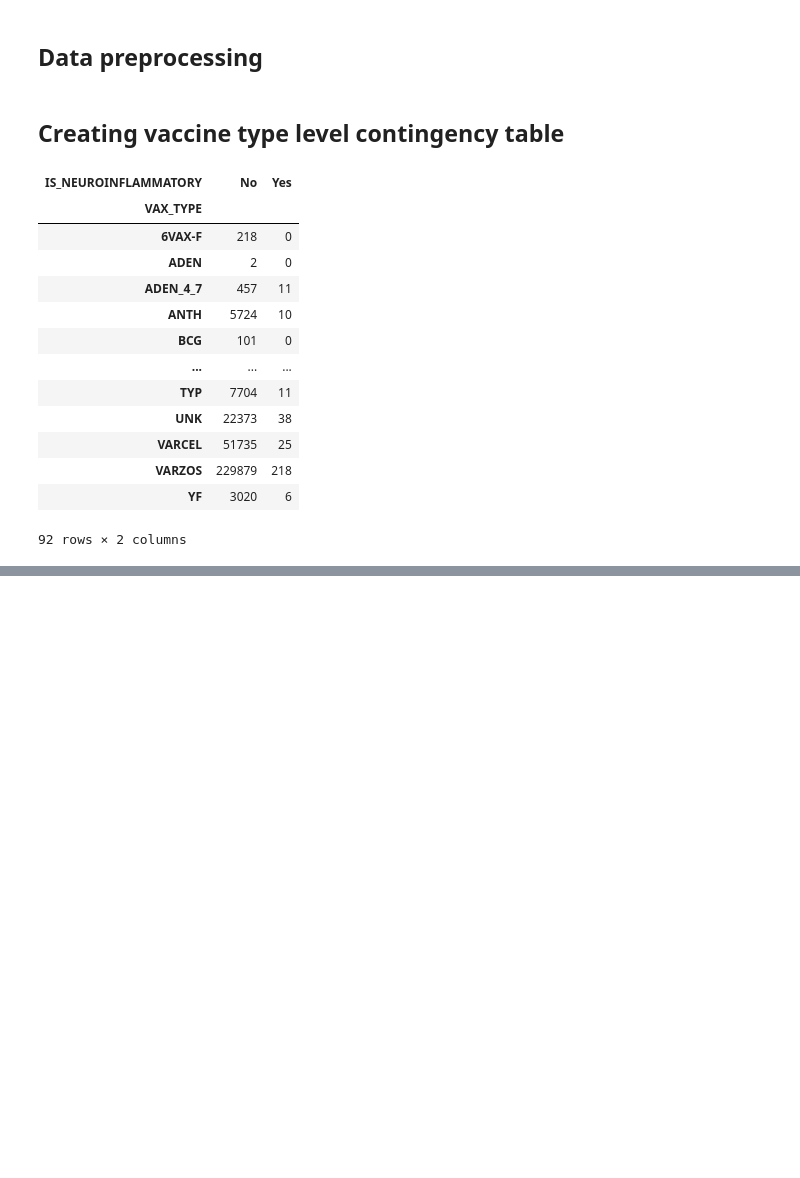
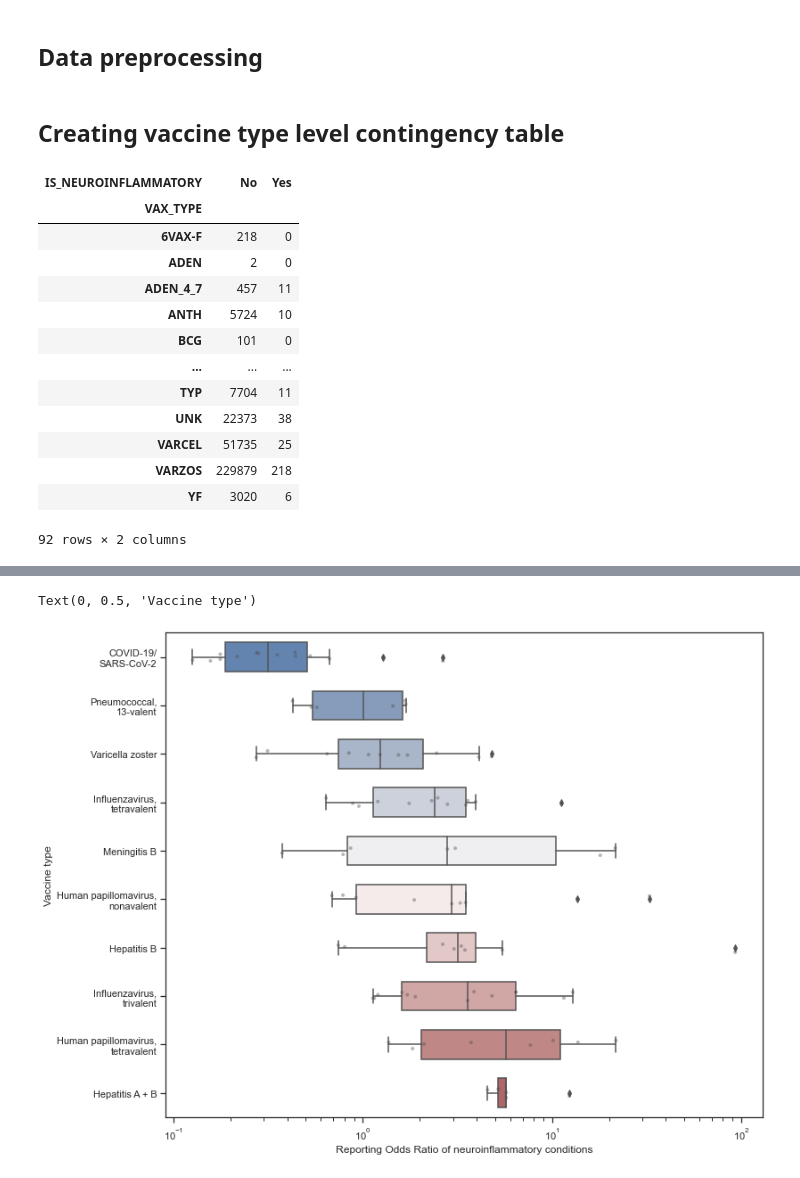
Before and after one commit to chrisvoncsefalvay/covid19-neuroautoimmune-aefis, a Jupyter notebook: COVID vaccination and neuroinflammatory disorders.ipynb, the cells around one changed output, grey strips where cells are left out. Saved outputs shown, nothing was run; the diff lists cells and outputs as text; code cells hidden in the pictures; blank space fills up the shorter version.

```diff
--- a/COVID vaccination and neuroinflammatory disorders.ipynb
+++ b/COVID vaccination and neuroinflammatory disorders.ipynb
@@ -148,0 +115,14 @@ odds_ratios_filtered
+# %%
+p_normals = r".*negative$|.*\snormal$|.*(scopy|graphy|gram|metry|opsy)$|.*(count|percentage|level|test|assay|culture|X-ray|imaging|gradient|band(s)?|index|surface area|gas|scale|antibod(y|ies)|urine absent|Carotid pulse|partial pressure|time|P(C)?O2)$|Oxygen saturation$|End-tidal.*"
+p_tests = r".*(ase|ose|ine|enzyme|in|ine|ines|ium|ol|ole|ate|lytes|ogen|gases|oids|ide|one|an|copper|iron)$|.*(level therapeutic)$|.*(globulin)\s.{1,2}$|Barium (swallow|enema)"
+p_procedures = r".*(plasty|insertion|tomy|ery|puncture|therapy|treatment|tripsy|operation|repair|procedure|bypass|insertion|removal|graft|closure|implant|lavage|support|transplant|match|bridement|application|ablation)$|Incisional drainage$|.* stimulation$|Immunisation$"
+p_normal_procedures = r"(Biopsy|pH|.* examination|X-ray|.* pulse|Blood|Electro(.*)gram|.* test(s)?|Echo(.*)gram|.*(scopy)|Cardiac (imaging|monitoring|ventriculogram)|Chromosomal|Carbohydrate antigen|Cell marker|.* examination|Computerised tomogram|Culture|.* evoked potential(s)?|Cytology|Doppler)(?!.*(abnormal|increased|decreased|depression|elevation|present|absent))"
+p_managements = r"(Catheter|Device\).*|.* care$|.* user$|Cardiac pacemaker .*"
+p_other_irrelevants = r"Blood group.*|Blood don(or|ation)$|Drug (abuse(r)?|dependence|screen).*|Elderly|Non-tobacco user|No adverse event"
+p_covid_related = r".*COVID-19(prophylaxis|immunisation|screening)|Asymptomatic COVID-19"
+
+p = re.compile("|".join([p_normals, p_tests, p_procedures, p_normal_procedures, p_other_irrelevants, p_covid_related]))
+
+columns_to_keep = [x for x in list(xt_by_symptom.columns) if not p.match(x)]
+# %%
+xt_by_symptom = pd.crosstab(vaers_data.VAX_TYPE, vaers_data.SYMPTOM)
@@ -148,0 +165,51 @@ odds_ratios_filtered
+# %%
+odds_ratios_by_symptom["VACCINE_TYPE"] = odds_ratios_by_symptom.index
+odds_ratios_melted = odds_ratios_by_symptom.melt(id_vars="VACCINE_TYPE", value_name="OR")
+odds_ratios_melted["IS_NEUROINFLAMMATORY"] = odds_ratios_melted["SYMPTOM"].isin(NEUR_SYMPTOMS)
+# %%
+odds_ratios_melted = odds_ratios_melted[(odds_ratios_melted.VACCINE_TYPE.isin(SHOW_VACCINES) & (odds_ratios_melted.IS_NEUROINFLAMMATORY == True))]
+# %%
+sns.set_theme(style="ticks")
+
+vaccine_type_names = {"COVID19": "COVID-19/\nSARS-CoV-2",
+                      "PNC13": "Pneumococcal,\n13-valent",
+                      "VARZOS": "Varicella zoster",
+                      "FLU4": "Influenzavirus,\ntetravalent",
+                      "MENB": "Meningitis B",
+                      "HPV9": "Human papillomavirus,\nnonavalent",
+                      "HEP": "Hepatitis B",
+                      "FLU3": "Influenzavirus,\ntrivalent",
+                      "HPV4": "Human papillomavirus,\ntetravalent",
+                      "HEPAB": "Hepatitis A + B"}
+
+# Initialize the figure with a logarithmic x axis
+f, ax = plt.subplots(figsize=(12, 10))
+ax.set_xscale("log")
+
+# Create ordering
+
+order_by_mean_OR = odds_ratios_melted.replace(0, np.nan).replace({"VACCINE_TYPE": vaccine_type_names}).groupby(by=["VACCINE_TYPE"])["OR"].median().sort_values(ascending=False).iloc[::-1].index
+
+# Initialize the figure with a logarithmic x axis
+
+sns.boxplot(data = odds_ratios_melted.replace(0, np.nan).replace({"VACCINE_TYPE": vaccine_type_names}),
+            y = "VACCINE_TYPE",
+            x = "OR",
+            palette="vlag",
+            width=.6,
+            order=order_by_mean_OR)
+
+sns.stripplot(data=odds_ratios_melted.replace(0, np.nan).replace({"VACCINE_TYPE": vaccine_type_names}),
+              y = "VACCINE_TYPE",
+              x = "OR",
+              size = 4,
+              color = ".3",
+              alpha = 0.4,
+              linewidth=0,
+              order=order_by_mean_OR)
+
+plt.xlabel("Reporting Odds Ratio of neuroinflammatory conditions")
+plt.ylabel("Vaccine type")
+# %% [output]
+Text(0, 0.5, 'Vaccine type')
+[figure, added]
```
Also changed, not shown: parts of 7 cells of this notebook.
